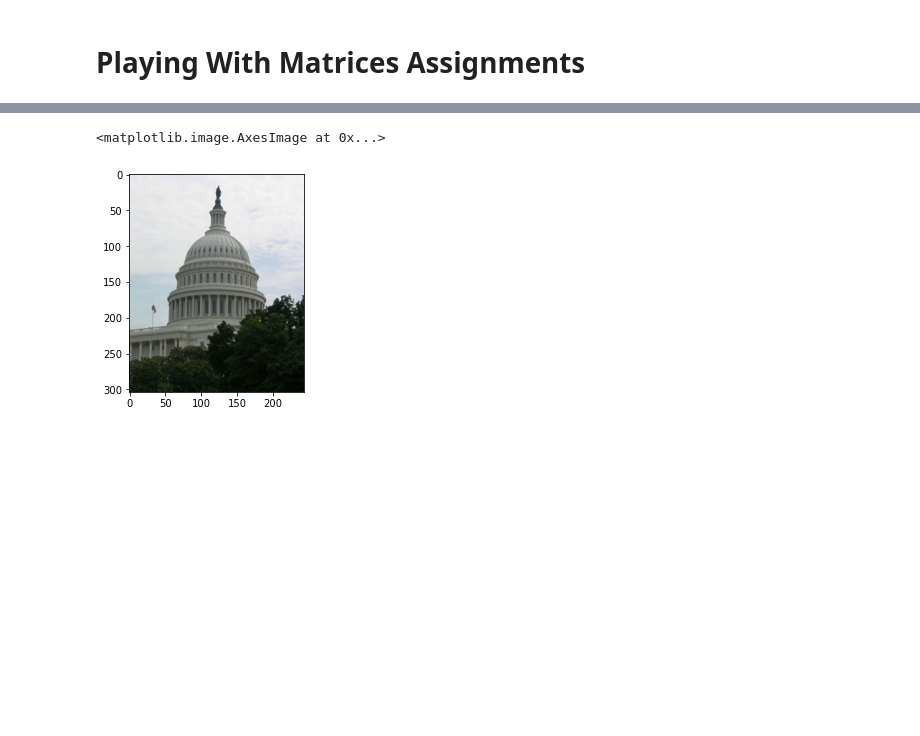
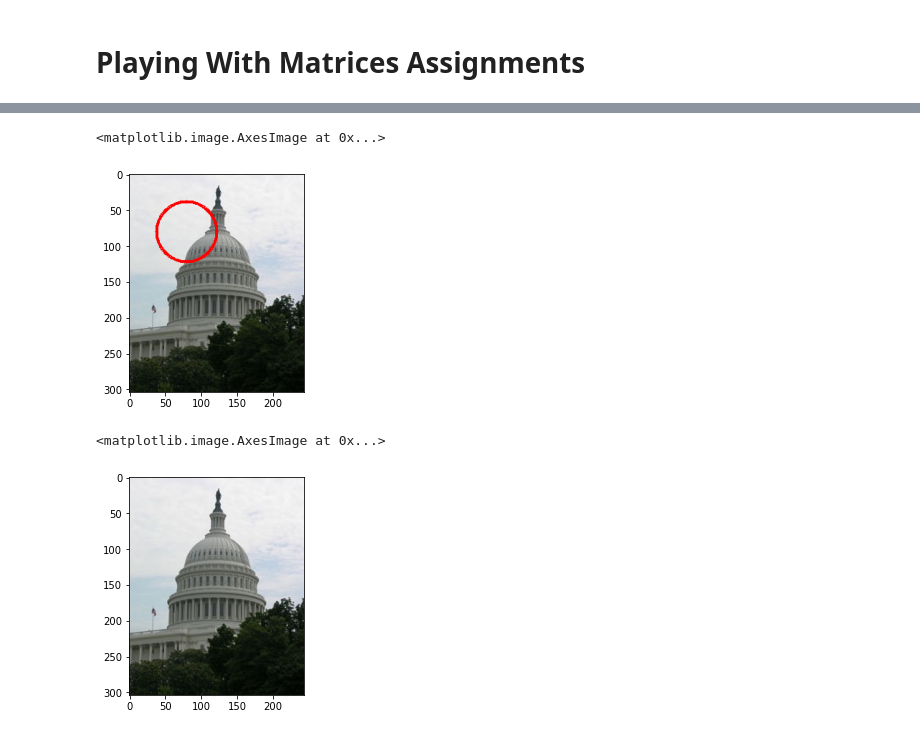
Before and after one commit to KunalA18/pixels_assignment_68, a Jupyter notebook: 7_image_processing_assignments-checkpoint.ipynb, the cells around one changed output, grey strips where cells are left out. Cells and saved outputs as stored; diff of their text form; code cells hidden in the pictures; blank space fills up the shorter version.

```diff
--- a/7_image_processing_assignments-checkpoint.ipynb
+++ b/7_image_processing_assignments-checkpoint.ipynb
@@ -119,3 +116,21 @@ plt.imshow(image3)
+# %%
+image4=np.copy(image)
+# i = int(input("enter y coordinate "))
+# j = int(input("enter x coordinate "))
+# r = int(input("enter radius of circle "))
+# t = int(input("enter thickness "))
+i,j,r,t=80,80,45,4
+for a in range(360):
+    for b in range(r-t,r):
+        x=j+int(b*np.cos(a*m.pi/180))
+        y=i+int(b*np.sin(a*m.pi/180))
+        image4[x,y]=[255,0,0]
+
+
+plt.imshow(image4)
+# %% [output]
+<matplotlib.image.AxesImage at 0x...>
+[figure, added]
 # %%
 h,w,c=image.shape
 image5=np.zeros((h,w,c),dtype=image.dtype)
```
Also changed, not shown: parts of 21 cells of this notebook.
